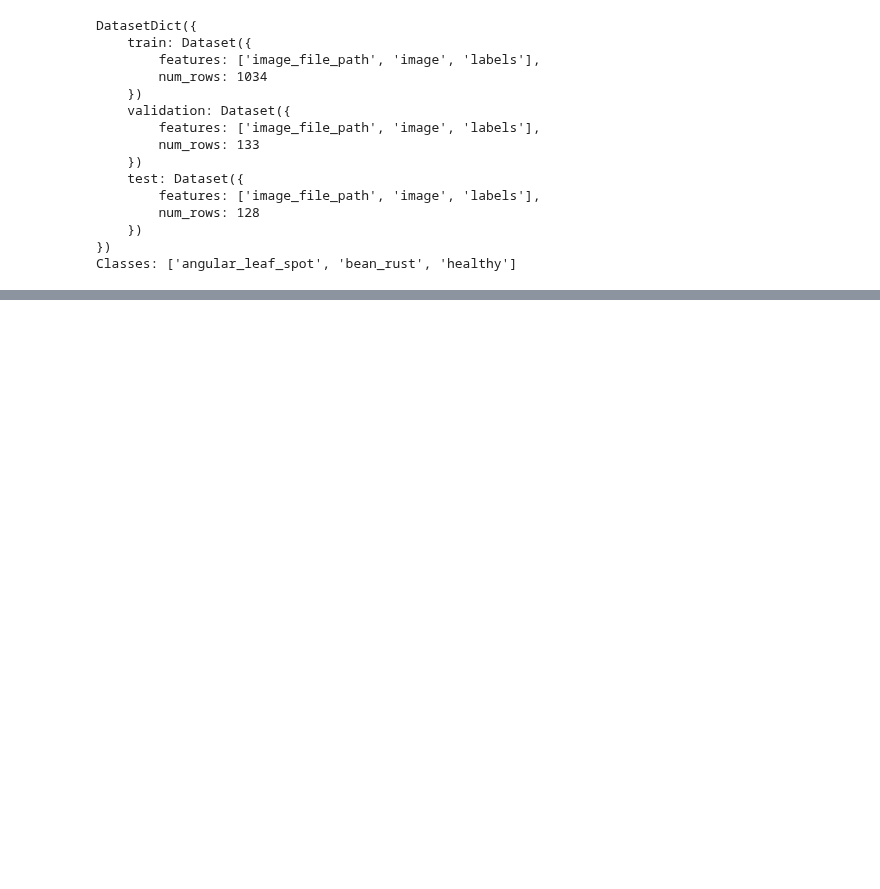
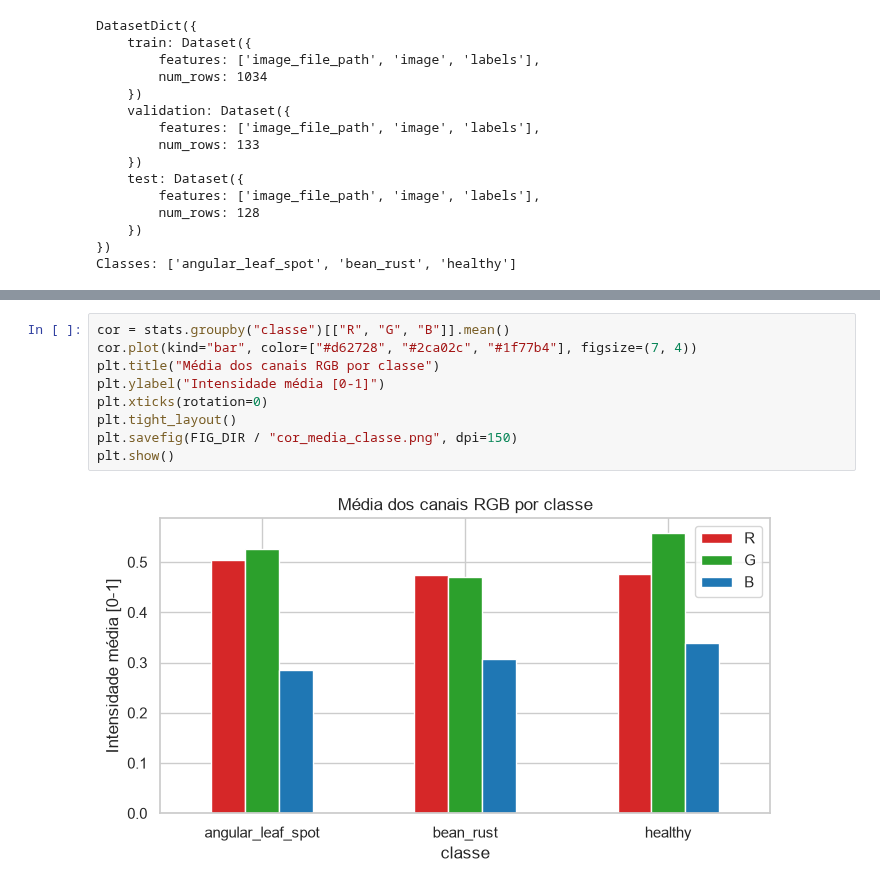
Before and after one commit to LeoRlucena/bean-leaf-disease-challenge, a Jupyter notebook: notebooks/02_eda.ipynb, the cells around one changed output, grey strips where cells are left out. Drawn from its saved outputs; the diff is of its cells as text; blank space fills up the shorter version.

```diff
--- a/notebooks/02_eda.ipynb
+++ b/notebooks/02_eda.ipynb
@@ -62,0 +186,11 @@ Classes: ['angular_leaf_spot', 'bean_rust', 'healthy']
+# %%
+cor = stats.groupby("classe")[["R", "G", "B"]].mean()
+cor.plot(kind="bar", color=["#d62728", "#2ca02c", "#1f77b4"], figsize=(7, 4))
+plt.title("Média dos canais RGB por classe")
+plt.ylabel("Intensidade média [0-1]")
+plt.xticks(rotation=0)
+plt.tight_layout()
+plt.savefig(FIG_DIR / "cor_media_classe.png", dpi=150)
+plt.show()
+# %% [output]
+[figure, added]
```
Also changed, not shown: parts of 13 cells of this notebook, 4 other files.
